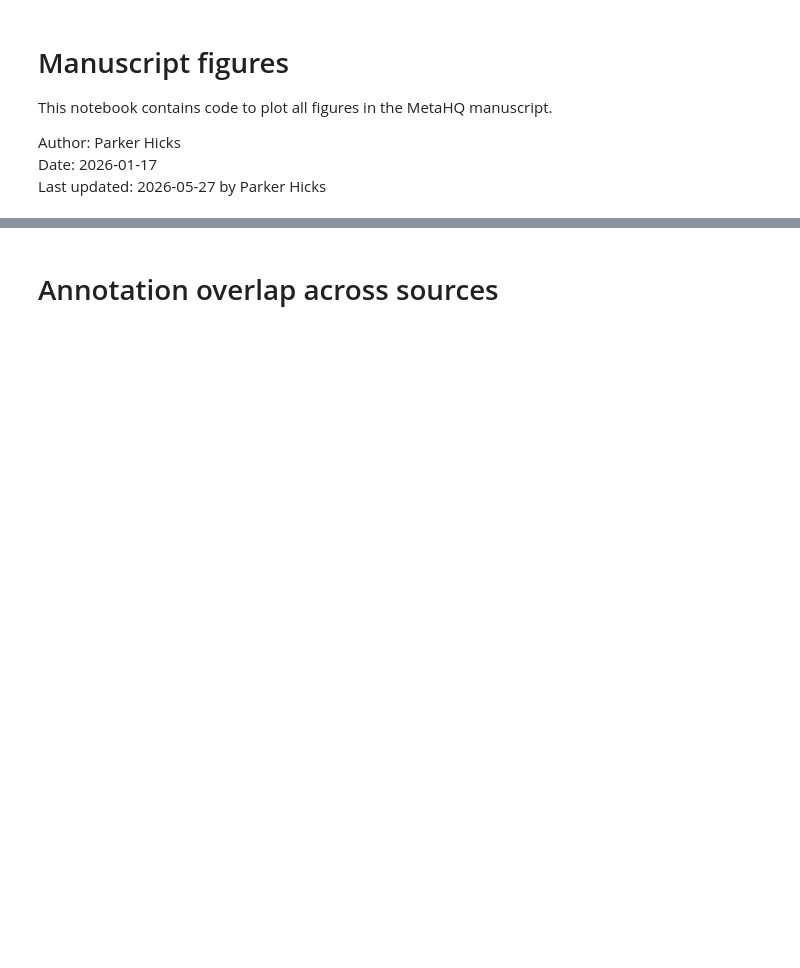
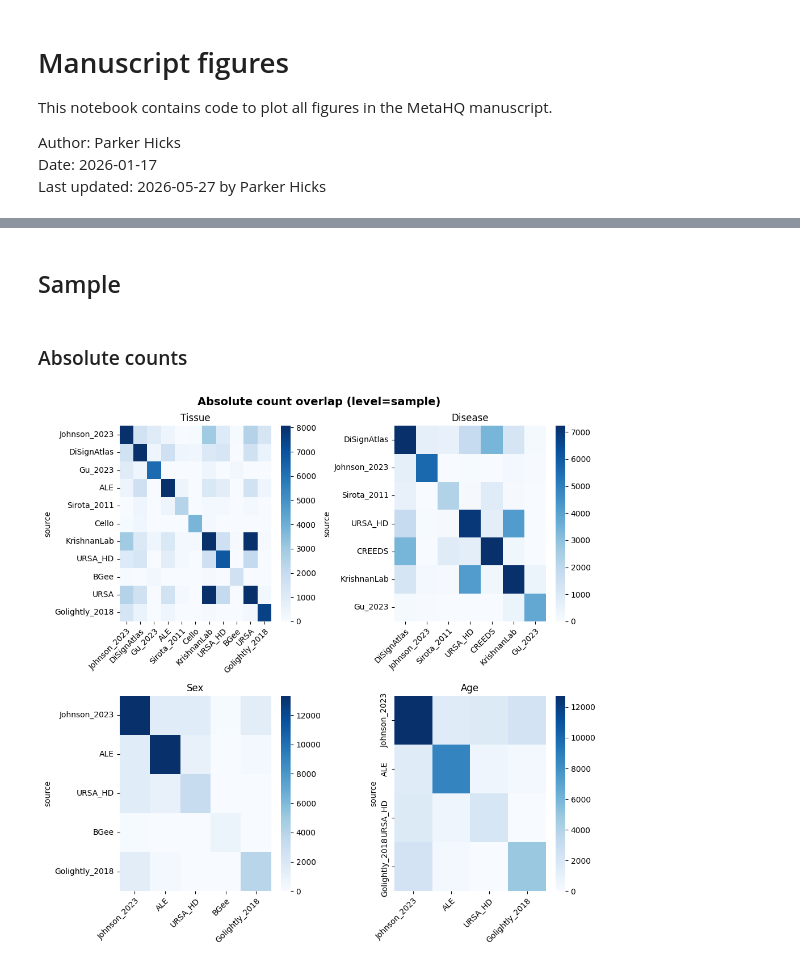
Before and after one commit to krishnanlab/meta-hq, a Jupyter notebook: notebook/manuscript_figures.ipynb, the cells around one changed output, grey strips where cells are left out. Cells and saved outputs as stored; diff of their text form; code cells hidden in the pictures; blank space fills up the shorter version.

```diff
--- a/notebook/manuscript_figures.ipynb
+++ b/notebook/manuscript_figures.ipynb
@@ -788,2 +769,4 @@ Number of unique diseases in propagated annotations: 2741
+# %% [markdown]
+## Sample
 # %% [markdown]
-# Annotation overlap across sources
+### Absolute counts
@@ -837,48 +773,13 @@ def pmi_from_cooccurrence(x: np.typing.NDArray, method: Literal["positive", "nor
 # %%
-def match_pattern(text: str, pattern: str) -> str:
-    match = re.search(pattern, text)
-    if match:
-        return match.group(1)
-    else:
-        return ""
-
-
-def get_overlap_results(
-    dir: Path,
-    overlap_type: str,
-    level: Literal["sample", "series"],
-    attribute_pattern: str = r"attribute-(tissue|disease|sex|age)",
-    level_pattern: str = r"level-(sample|series)",
-    pmi: bool = False,
-    separator="\t",
-    **pmi_kwargs,
-) -> dict[str, pl.DataFrame]:
-    results: dict[str, pl.DataFrame] = {}
-
-    files = list(RESULTS_DIR.glob(f"{overlap_type}*"))
-
-    for file in files:
-
-        file_level = match_pattern(file.stem, level_pattern)
-        if file_level != level:
-            continue
-
-        attribute = match_pattern(file.stem, attribute_pattern)
-        df = pl.read_csv(file, separator=separator)
-        if pmi:
-            values = pmi_from_cooccurrence(df.to_numpy(), **pmi_kwargs)
-            df = pl.DataFrame(values, schema=df.columns)
-
-        results[attribute] = df
-
-    if len(results) == 0:
-        print("No files found that met conditions:")
-        print(f"Directory: {dir}")
-        print(f"Overlap type: {overlap_type}")
-        print(f"Level: {level}")
-        print(f"Attribute pattern: {attribute_pattern}")
-        print(f"Level pattern: {level_pattern}")
-        print(f"Files: {files}")
-        raise RuntimeError()
-
-    return results
+sample_overlap_count = get_overlap_results(RESULTS_DIR, overlap_type="overlap_count", level="sample")
+plot_overlap_heatmap(
+    sample_overlap_count,
+    order=OVERLAP_ORDER,
+    cmap=OVERLAP_CMAP,
+    vmax_percentile=95,
+    title="Absolute count overlap (level=sample)",
+    save=True,
+    outfile=FIGURES_DIR / "overlap__level-sample__metric-counts.png"
+)
+# %% [output]
+[figure, added]
```
Also changed, not shown: parts of 86 cells of this notebook, 1 other file.
